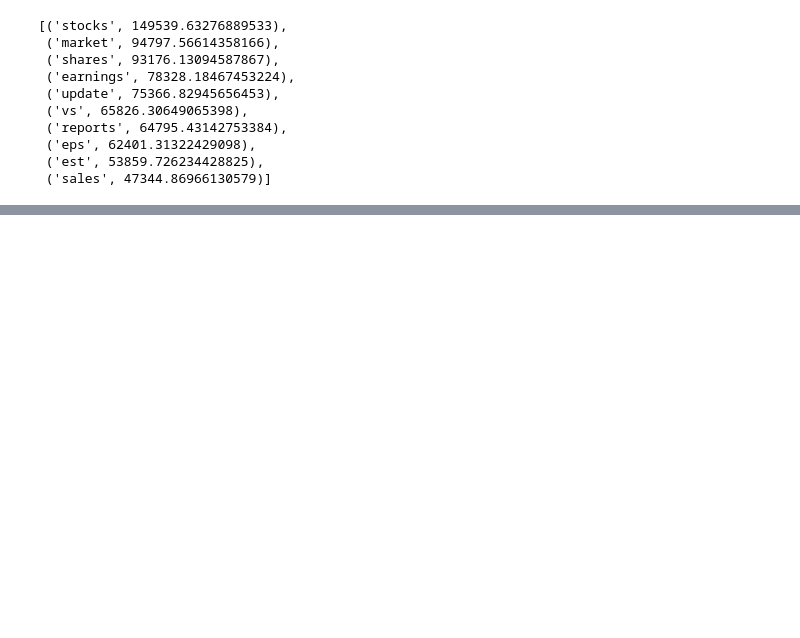
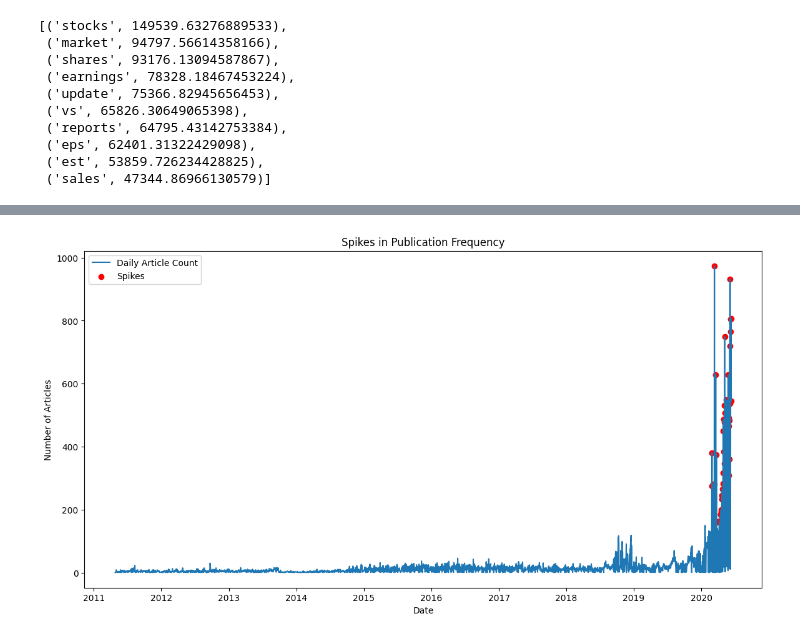
Before and after one commit to Ofgeha-Gelana/Nova-Financial-Solution, a Jupyter notebook: notebooks/eda.ipynb, the cells around one changed output, grey strips where cells are left out. Drawn from its saved outputs; the diff is of its cells as text; code cells hidden in the pictures; blank space fills up the shorter version.

```diff
--- a/notebooks/eda.ipynb
+++ b/notebooks/eda.ipynb
@@ -555,0 +297,15 @@ daily_return        NaN           NaN
+# %%
+# Identify spikes using a threshold
+threshold = daily_counts.mean() + 2*daily_counts.std()  # Example threshold
+spikes = daily_counts[daily_counts > threshold]
+
+plt.figure(figsize=(14, 7))
+plt.plot(daily_counts, label='Daily Article Count')
+plt.scatter(spikes.index, spikes.values, color='red', label='Spikes')
+plt.title('Spikes in Publication Frequency')
+plt.xlabel('Date')
+plt.ylabel('Number of Articles')
+plt.legend()
+plt.show()
+# %% [output]
+[figure, added]
```
Also changed, not shown: parts of 28 cells of this notebook.
